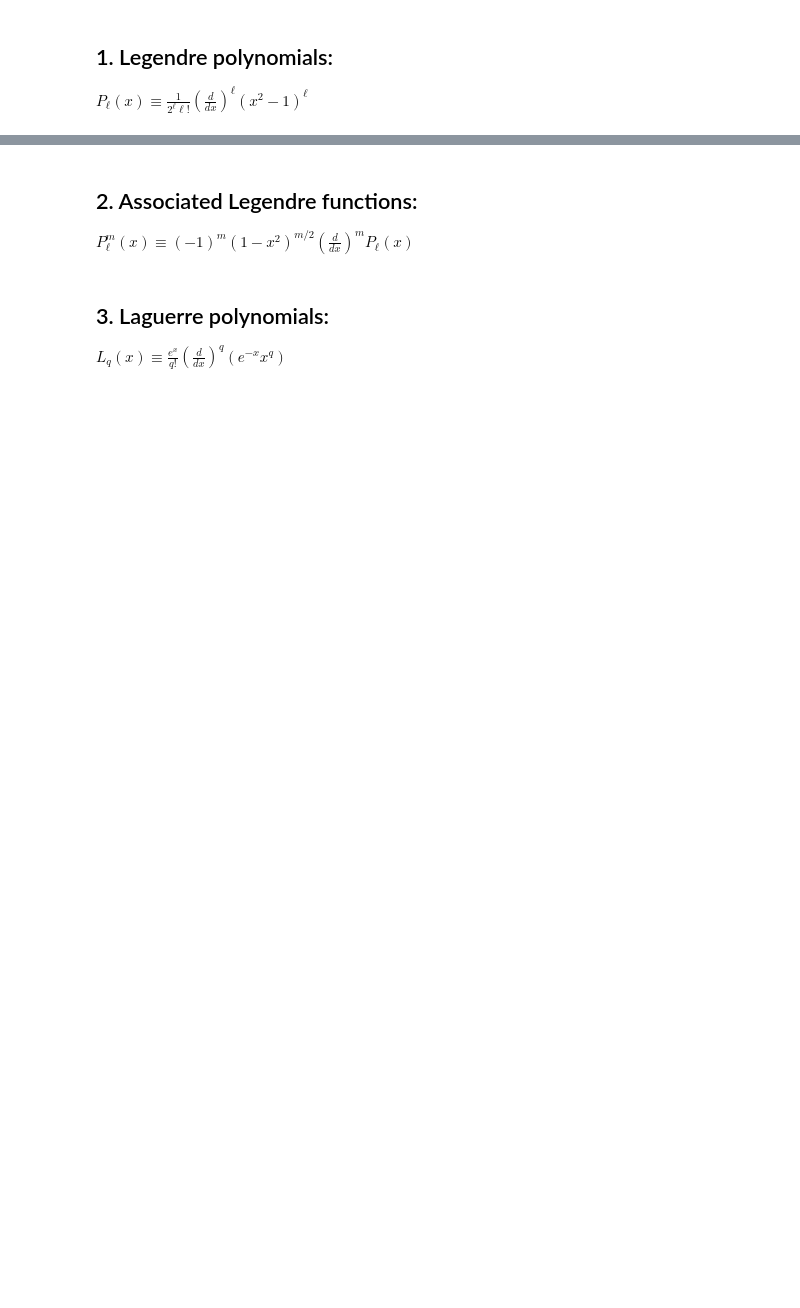
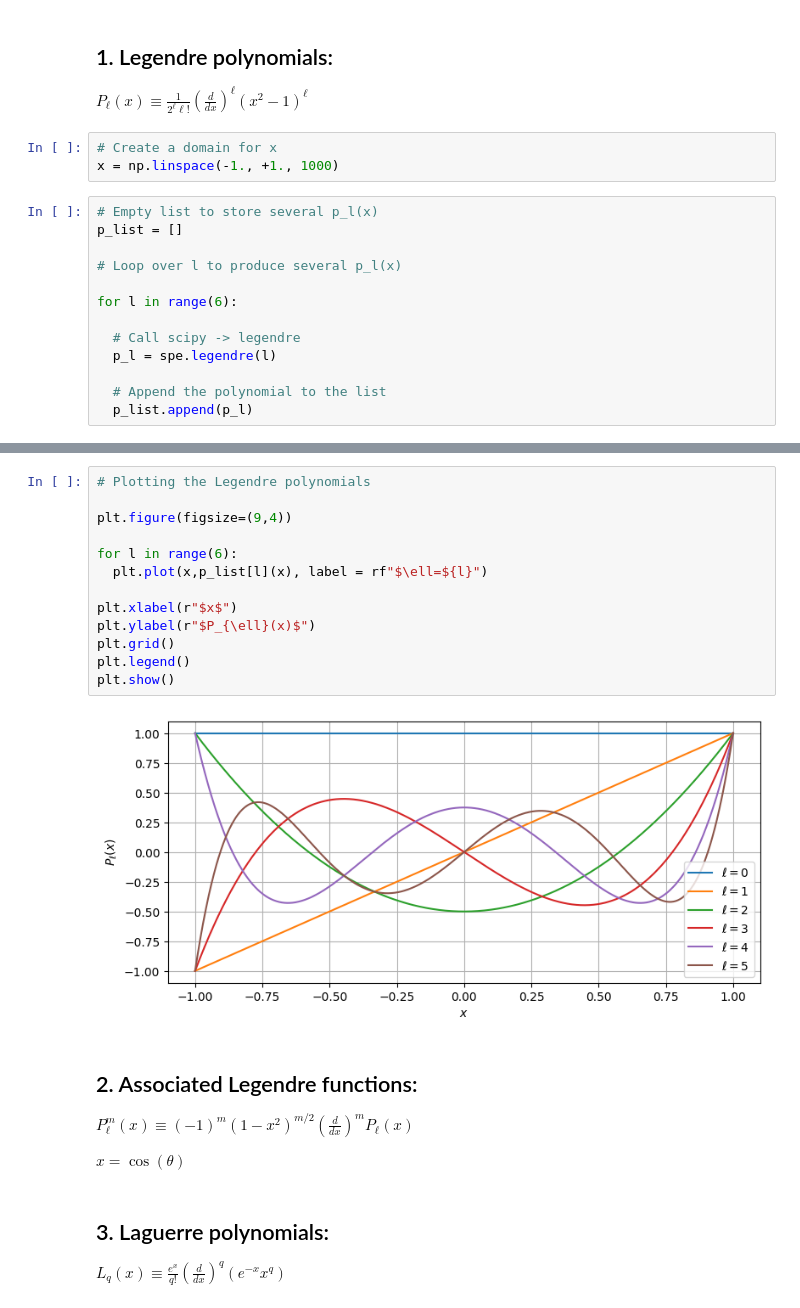
Before and after one commit to wbandabarragan/quantum-mechanics-1, a Jupyter notebook: python-notebooks/python4QM_10.ipynb, the cells around one changed output, grey strips where cells are left out. Cells and saved outputs as stored; diff of their text form; blank space fills up the shorter version.

```diff
--- a/python-notebooks/python4QM_10.ipynb
+++ b/python-notebooks/python4QM_10.ipynb
@@ -18,3 +23,19 @@ This tutorial will show you how to plot them using ``scipy``.
 ## 1. Legendre polynomials:
 
 $P_{\ell}(x) \equiv \frac{1}{2^{\ell} \ell!} \left(\frac{d}{dx}\right)^{\ell} (x^2 - 1)^{\ell}$
+# %%
+# Create a domain for x
+x = np.linspace(-1., +1., 1000)
+# %%
+# Empty list to store several p_l(x)
+p_list = []
+
+# Loop over l to produce several p_l(x)
+
+for l in range(6):
+
+  # Call scipy -> legendre
+  p_l = spe.legendre(l)
+
+  # Append the polynomial to the list
+  p_list.append(p_l)
@@ -21,7 +56,24 @@ $P_{\ell}(x) \equiv \frac{1}{2^{\ell} \ell!} \left(\frac{d}{dx}\right)^{\ell} (x
+# %%
+# Plotting the Legendre polynomials
+
+plt.figure(figsize=(9,4))
+
+for l in range(6):
+  plt.plot(x,p_list[l](x), label = rf"$\ell=${l}")
+
+plt.xlabel(r"$x$")
+plt.ylabel(r"$P_{\ell}(x)$")
+plt.grid()
+plt.legend()
+plt.show()
+# %% [output]
+[figure, added]
 # %% [markdown]
 ## 2. Associated Legendre functions:
 
 $P_{\ell}^m(x) \equiv (-1)^m \left( 1 - x^2 \right)^{m/2} \left( \frac{d}{dx} \right)^m P_{\ell}(x)$
+
+$x=\cos(\theta)$
 # %% [markdown]
 ## 3. Laguerre polynomials:
 
```
Also changed, not shown: parts of 2 cells of this notebook.
